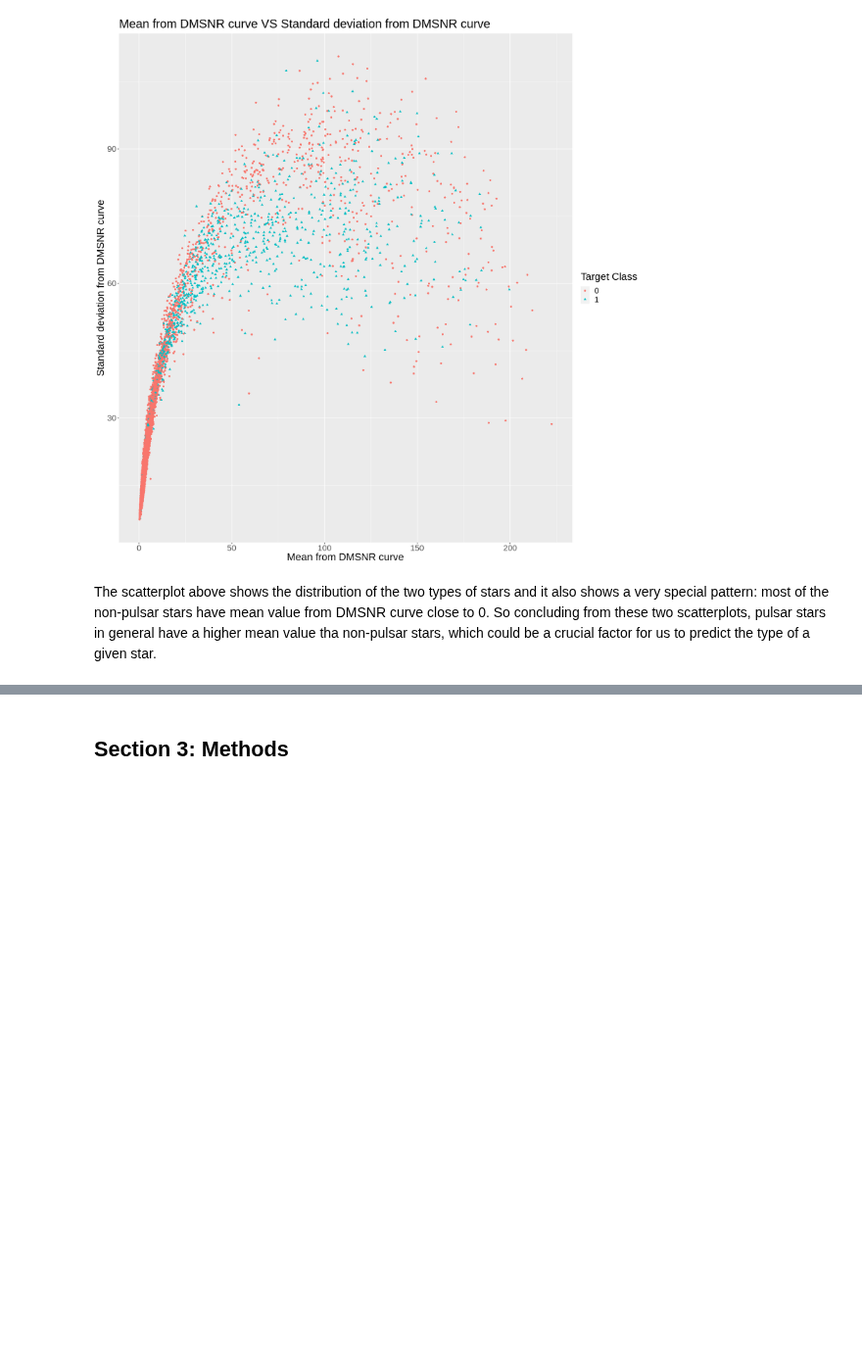
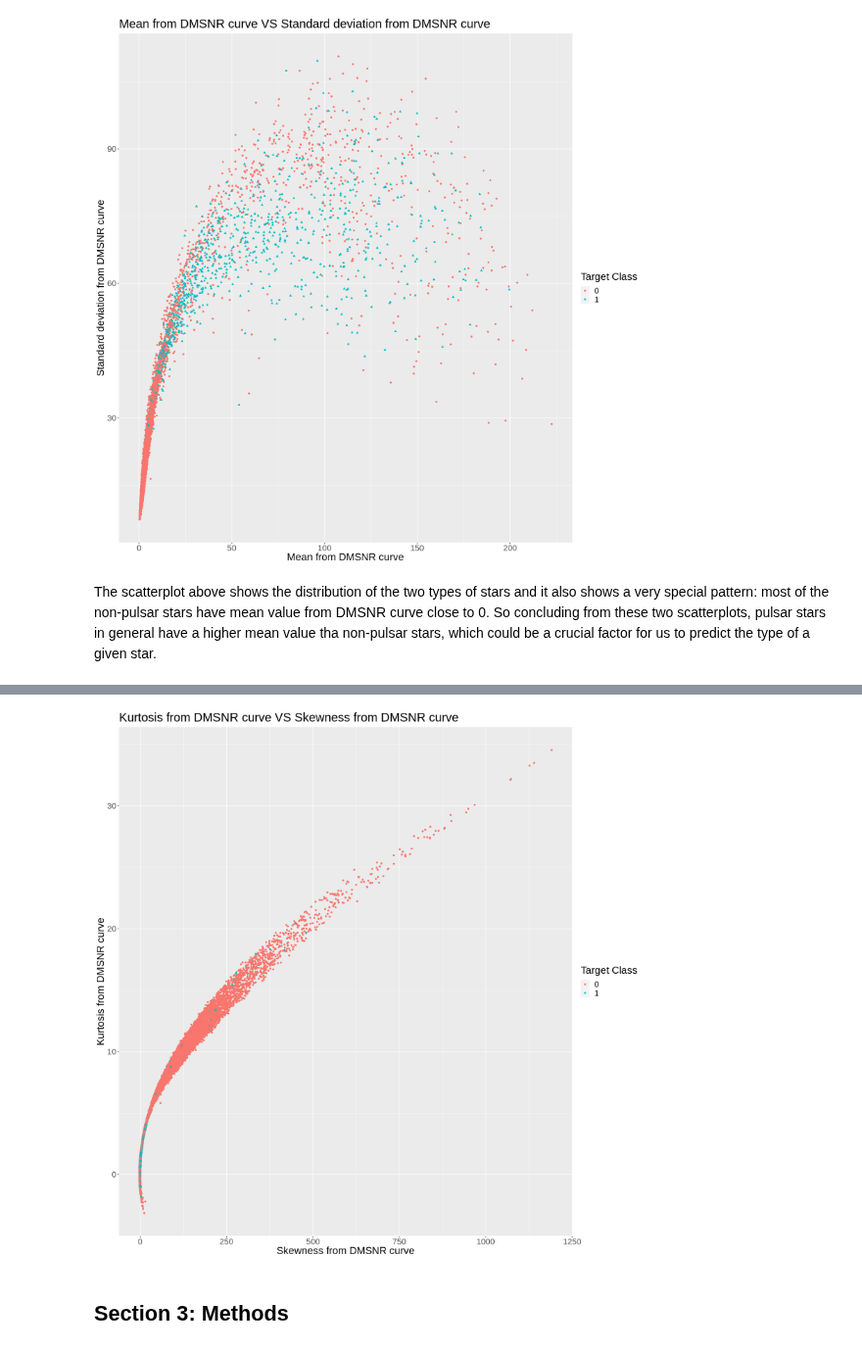
Before and after one commit to ScottCY/Group-_Project, a Jupyter notebook: proposal.ipynb, the cells around one changed output, grey strips where cells are left out. Shown at 98% size. Cells and saved outputs as stored; diff of their text form; code cells hidden in the pictures; blank space fills up the shorter version.

```diff
--- a/proposal.ipynb
+++ b/proposal.ipynb
@@ -261,3 +255,13 @@ Warning message:
 [figure]
 # %% [markdown]
 The scatterplot above shows the distribution of the two types of stars and it also shows a very special pattern: most of the non-pulsar stars have mean value from DMSNR curve close to 0. So concluding from these two scatterplots, pulsar stars in general have a higher mean value tha non-pulsar stars, which could be a crucial factor for us to predict the type of a given star.
+# %%
+options(repr.plot.width = 15, repr.plot.height = 15)
+DMSNR_plot_2 <- ggplot(pulsar_train_tidy,
+            aes(x = DMSNR_curve_skewness, y = DMSNR_curve_kurtosis, colour = target_class, shape = target_class))+
+geom_point()+
+ggtitle("Kurtosis from DMSNR curve VS Skewness from DMSNR curve")+
+labs(x = "Skewness from DMSNR curve", y = "Kurtosis from DMSNR curve", colour = "Target Class", shape = "Target Class")+
+theme(text = element_text(size = 20))
+         DMSNR_plot_2
+# %% [output]
@@ -264,3 +270,4 @@ The scatterplot above shows the distribution of the two types of stars and it al
+[figure, added]
 # %% [markdown]
 ## Section 3: Methods
 # %% [markdown]
```
Also changed, not shown: parts of 3 cells of this notebook.
